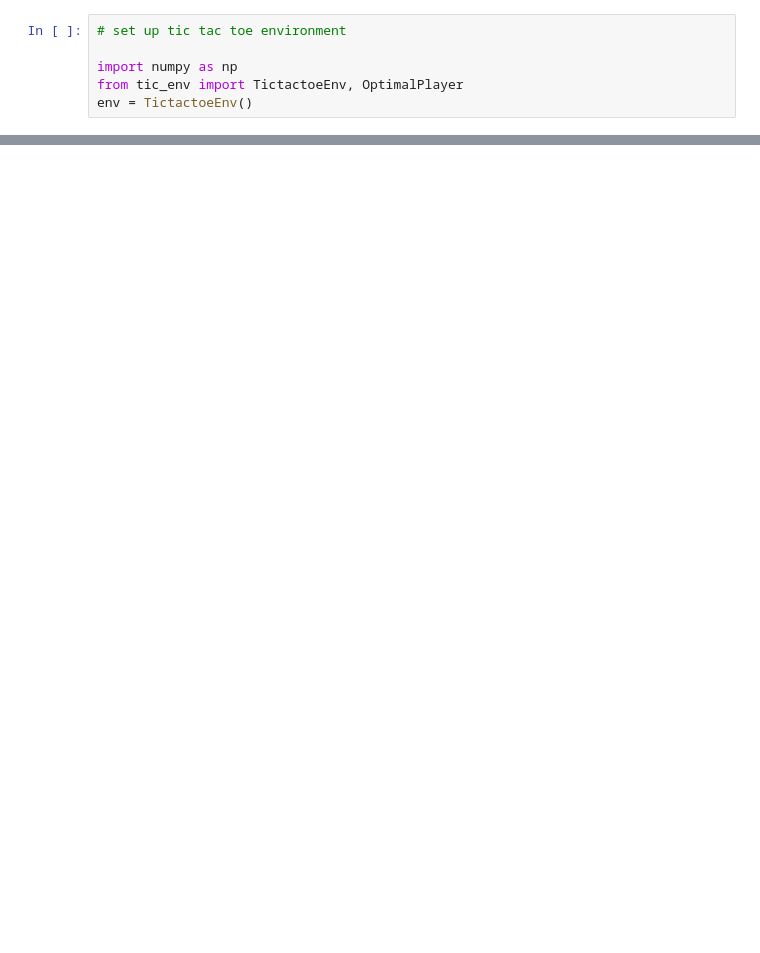
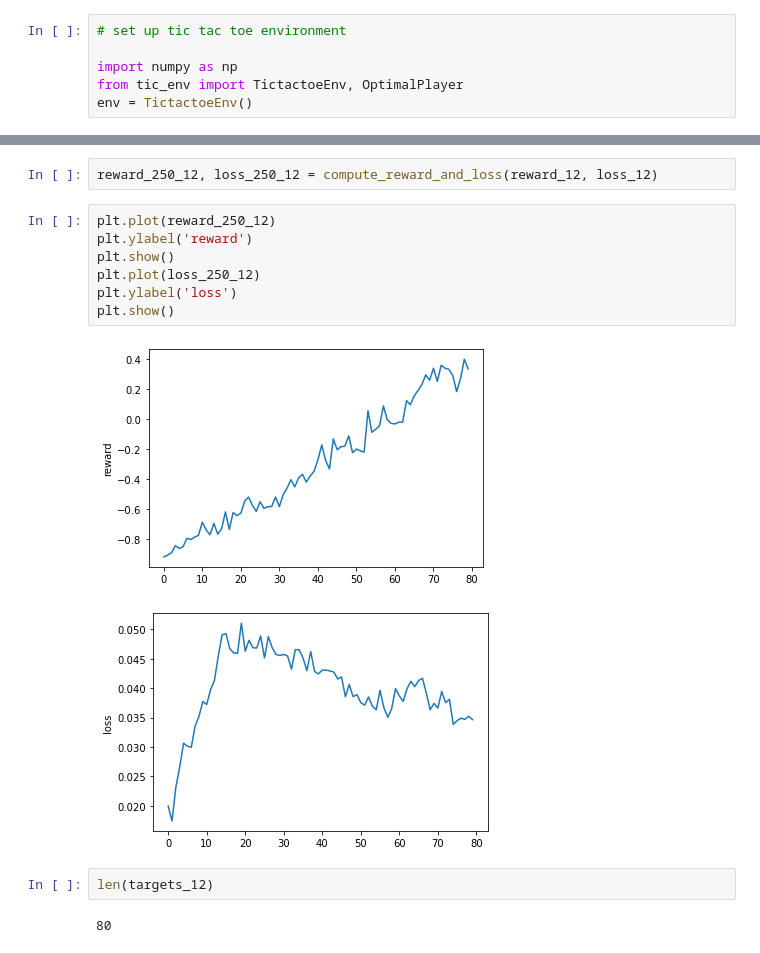
Before and after one commit to wiggleman/CS-456-project, a Jupyter notebook: DQN.ipynb, the cells around one changed output, grey strips where cells are left out. Cells and saved outputs as stored; diff of their text form; blank space fills up the shorter version.

```diff
--- a/DQN.ipynb
+++ b/DQN.ipynb
@@ -416,0 +586,16 @@ plt.show()
+# %%
+reward_250_12, loss_250_12 = compute_reward_and_loss(reward_12, loss_12)
+# %%
+plt.plot(reward_250_12)
+plt.ylabel('reward')
+plt.show()
+plt.plot(loss_250_12)
+plt.ylabel('loss')
+plt.show()
+# %% [output]
+[figure, added]
+[figure, added]
+# %%
+len(targets_12)
+# %% [output]
+80
```
Also changed, not shown: parts of 14 cells of this notebook, 1 other file.
